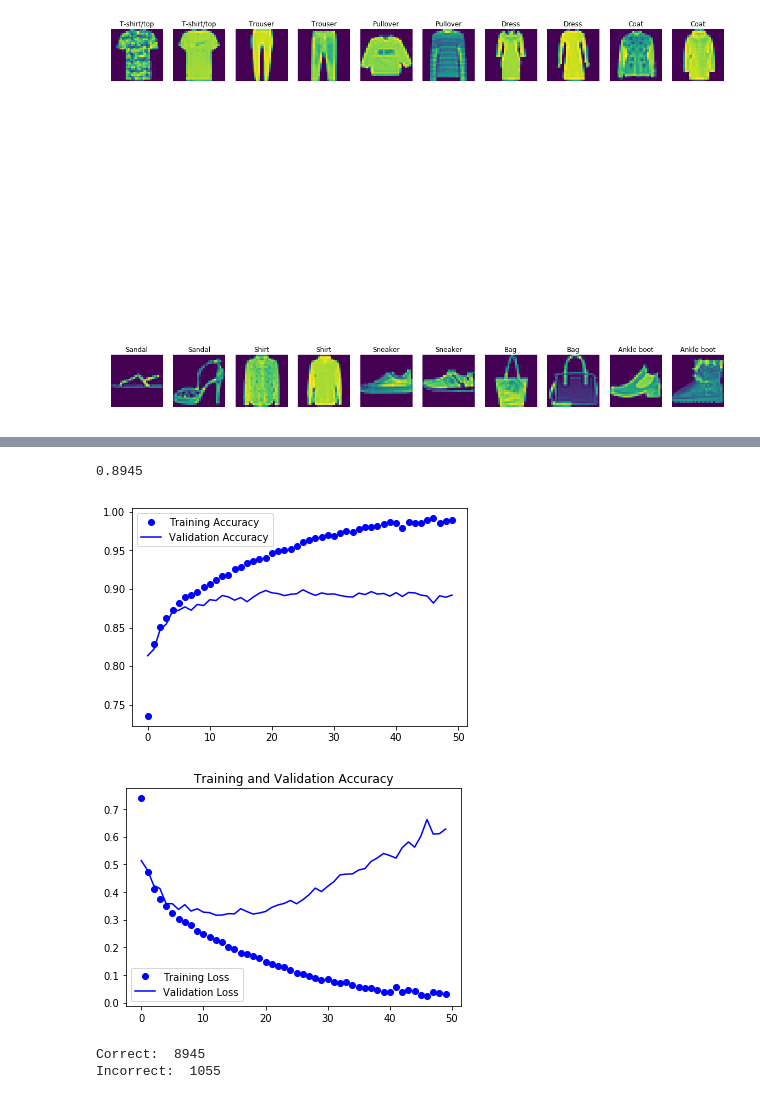
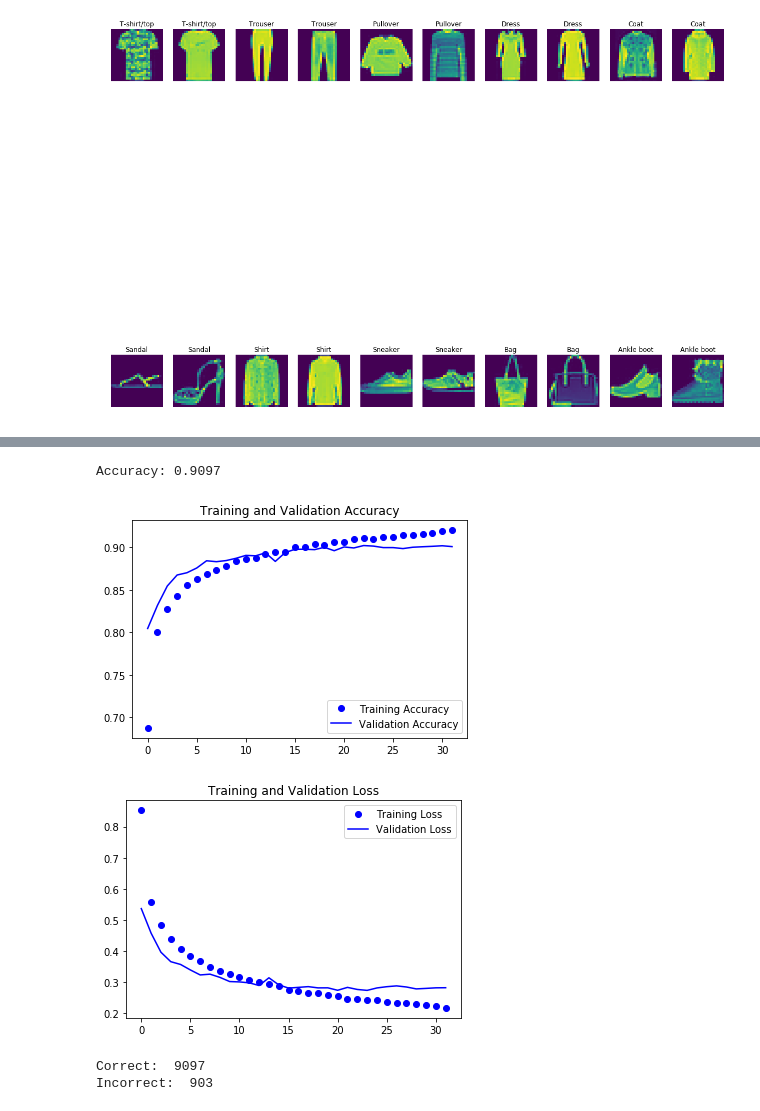
Before and after one commit to Stuart-Wilcox/AI-3, a Jupyter notebook: main.ipynb, the cells around one changed output, grey strips where cells are left out. Cells and saved outputs as stored; diff of their text form; code cells hidden in the pictures.

```diff
--- a/main.ipynb
+++ b/main.ipynb
@@ -105,15 +112,21 @@ plot_img(train_sample_img, train_sample_label)
 # %% [output]
 [figure]
 # %%
-def  process_data(raw_data):
+# format the data
+def  format_data(raw_data):
     out_y = keras.utils.to_categorical(raw_data.label, 10)
     num_images = raw_data.shape[0]
 
     image_data_arr = raw_data.values[:, 1:]
 
+    # normalize to number between 0 and 1
     out_x = image_data_arr.reshape(num_images, ROWS, COLS, 1) / 255
 
     return out_x, out_y
 
-x,y = process_data(train_data)
-x_test,y_test = process_data(test_data)
+# format the train & test data
+x,y = format_data(train_data)
+x_test,y_test = format_data(test_data)
+
+# split the data into test and train
+x_train, x_val, y_train, y_val = train_test_split(x,y,test_size=0.2,random_state=50)
@@ -143,3 +221,25 @@ Colocations handled automatically by placer.
+# %%
+# create the network again
+model = Sequential()
+
+model.add(Conv2D(32, kernel_size=(3,3), activation='relu', kernel_initializer='he_normal', input_shape=(ROWS,COLS,1)))
+model.add(MaxPooling2D((2,2)))
+
+model.add(Conv2D(64, kernel_size=(3,3), activation='relu'))
+model.add(MaxPooling2D((2,2)))
+model.add(Dropout(0.25))
+
+model.add(Conv2D(128, kernel_size=(3,3), activation='relu'))
+model.add(MaxPooling2D(2,2))
+model.add(Dropout(0.25))
+
+model.add(Flatten())
+
+model.add(Dense(128, activation='relu'))
+model.add(Dropout(0.5))
+model.add(Dense(10, activation='softmax'))
+
+model.compile(loss=keras.losses.categorical_crossentropy, optimizer='adam', metrics=['accuracy'])
 # %%
 model.summary()
 # %% [output]
@@ -161,5 +261,5 @@ Trainable params: 110,474
 Non-trainable params: 0
 _________________________________________________________________
 # %%
-train_model = model.fit(x_train, y_train, batch_size=256, epochs=50, verbose=1, validation_data=(x_val,y_val))
+train_model = model.fit(x_train, y_train, batch_size=128, epochs=32, verbose=1, validation_data=(x_val,y_val))
 # %% [output]
@@ -183,26 +283,27 @@ Epoch 50/50
 # %%
 score = model.evaluate(x_test, y_test, verbose=0)
-print(score[1])
+print('Accuracy:', score[1])
 # %% [output]
-0.8945
+Accuracy: 0.9097
 # %%
 accuracy = train_model.history['acc']
 val_accuracy = train_model.history['val_acc']
 loss = train_model.history['loss']
 val_loss = train_model.history['val_loss']
 epochs = range(len(accuracy))
 
 plt.plot(epochs, accuracy, 'bo', label='Training Accuracy')
 plt.plot(epochs, val_accuracy, 'b', label='Validation Accuracy')
+plt.title('Training and Validation Accuracy')
 plt.legend()
 plt.figure()
 
 plt.plot(epochs, loss, 'bo', label='Training Loss')
 plt.plot(epochs, val_loss, 'b', label='Validation Loss')
-plt.title('Training and Validation Accuracy')
+plt.title('Training and Validation Loss')
 plt.legend()
 
 plt.show()
 # %% [output]
-[figure, old version]
+[figure, new version]
-[figure, old version]
+[figure, new version]
@@ -212,12 +310,15 @@ y_true = test_data.iloc[:, 0]
 # %%
-p = predicted[:10000]
-y = y_true[:10000]
-correct = np.nonzero(p == y)[0]
-incorrect = np.nonzero(p != y)[0]
+# get the model's prediction and the actual results
+predicted = model.predict_classes(x_test)
+y_true = test_data.iloc[:, 0]
+
+# print the results of correct and incorrect
+correct = np.nonzero(predicted == y_true)[0]
+incorrect = np.nonzero(predicted != y_true)[0]
 
 print('Correct: ', correct.shape[0])
 print('Incorrect: ', incorrect.shape[0])
 # %% [output]
-Correct:  8945
-Incorrect:  1055
+Correct:  9097
+Incorrect:  903
 # %%
```
Also changed, not shown: parts of 14 cells of this notebook.
